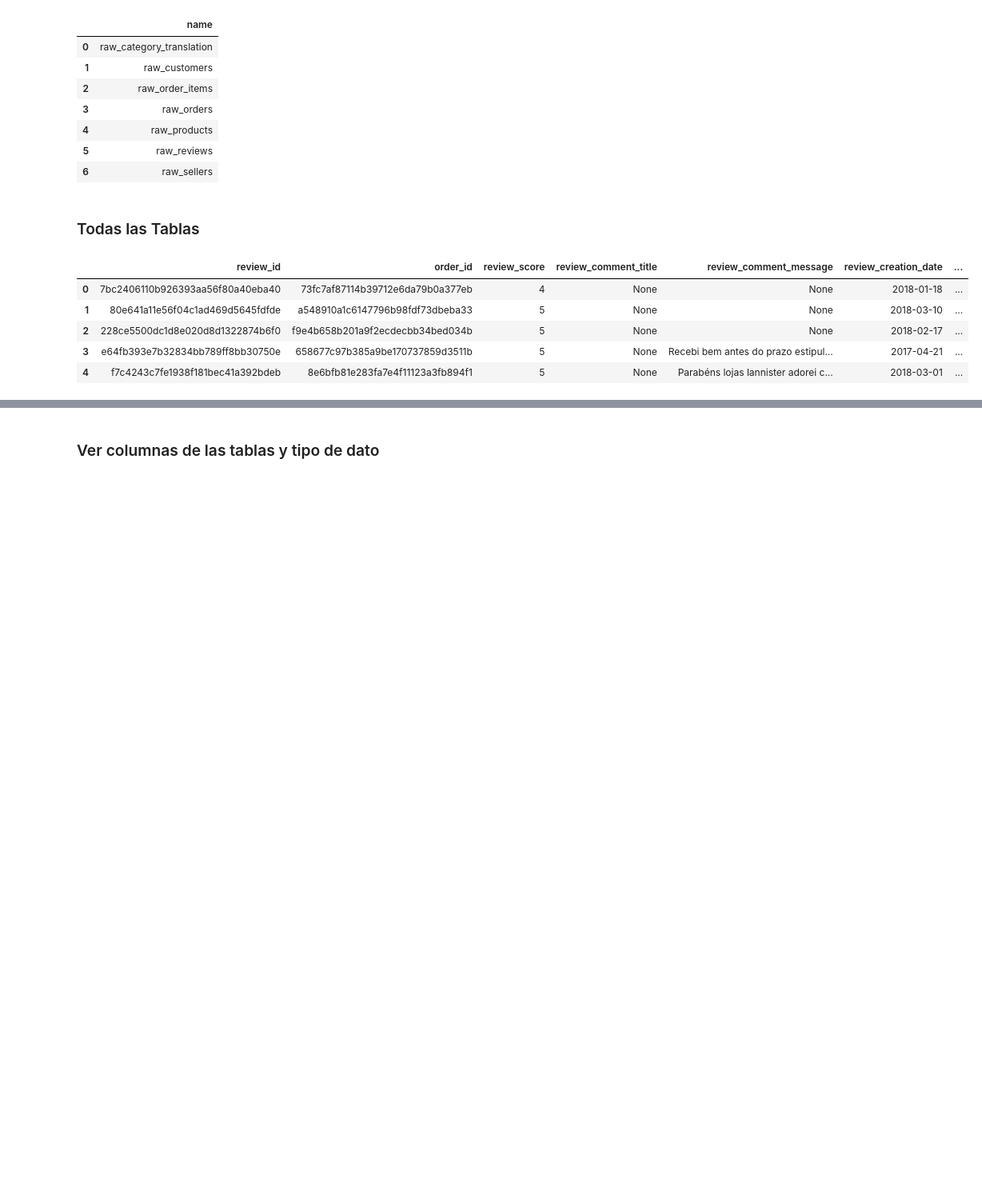
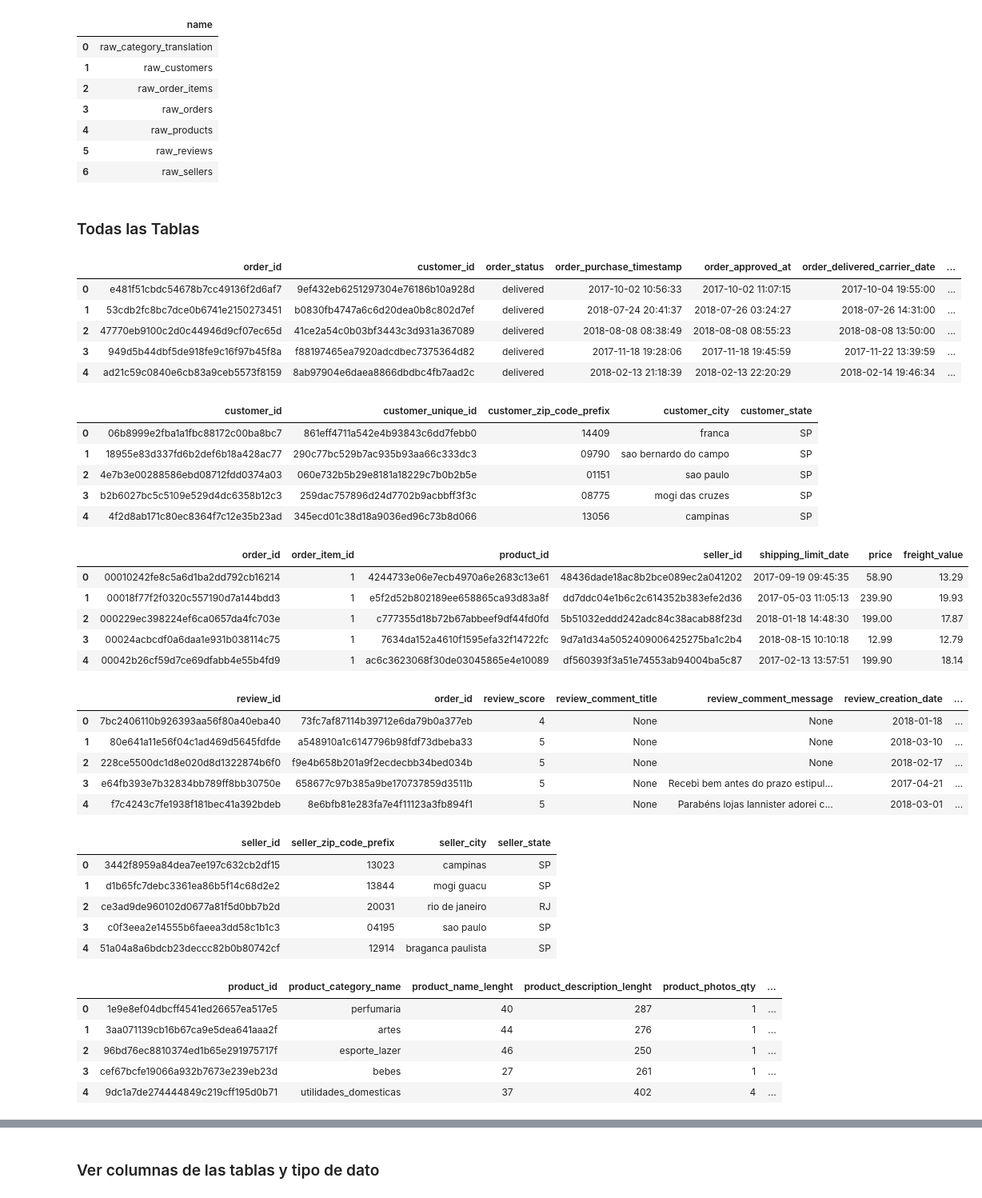
Before and after one commit to MonicaFernandezM/ecommerce-advanced-sql-analysis, a Jupyter notebook: notebooks/01_ecommerce_analytics_duckdb.ipynb, the cells around one changed output, grey strips where cells are left out. Shown at 80% size. Saved outputs shown, nothing was run; the diff lists cells and outputs as text; code cells hidden in the pictures; blank space fills up the shorter version.

```diff
--- a/notebooks/01_ecommerce_analytics_duckdb.ipynb
+++ b/notebooks/01_ecommerce_analytics_duckdb.ipynb
@@ -4,6 +16,6 @@ import pandas as pd
 # %%
 # Conectamos creando un archivo persistente en disco (se guardará como olist.db)
-con = duckdb.connect("data/olist.db")
+con = duckdb.connect("../data/olist.db")
 
 print("Conexión con DuckDB establecida con éxito.")
 # %% [output]
@@ -49,15 +61,48 @@ con.execute("SHOW TABLES;").df()
 # %% [markdown]
 ### Todas las Tablas
 # %%
-con.execute("SELECT * FROM raw_orders LIMIT 5;").df()
-con.execute("SELECT * FROM raw_customers LIMIT 5;").df()
-con.execute("SELECT * FROM raw_order_items LIMIT 5;").df()
-con.execute("SELECT * FROM raw_reviews LIMIT 5;").df()
-con.execute("SELECT * FROM raw_reviews LIMIT 5;").df()
+# Inspección inicial de todas las tablas
+display(con.execute("SELECT * FROM raw_orders LIMIT 5;").df())
+display(con.execute("SELECT * FROM raw_customers LIMIT 5;").df())
+display(con.execute("SELECT * FROM raw_order_items LIMIT 5;").df())
+display(con.execute("SELECT * FROM raw_reviews LIMIT 5;").df())
+display(con.execute("SELECT * FROM raw_sellers LIMIT 5;").df())
+display(con.execute("SELECT * FROM raw_products LIMIT 5;").df())
+display(con.execute("SELECT * FROM raw_category_translation LIMIT 5;").df())
 # %% [output]
-|  | review_id | order_id | review_score | review_comment_title | review_comment_message | review_creation_date | ... |
-| 0 | 7bc2406110b926393aa56f80a40eba40 | 73fc7af87114b39712e6da79b0a377eb | 4 | None | None | 2018-01-18 | ... |
-| 1 | 80e641a11e56f04c1ad469d5645fdfde | a548910a1c6147796b98fdf73dbeba33 | 5 | None | None | 2018-03-10 | ... |
-| 2 | 228ce5500dc1d8e020d8d1322874b6f0 | f9e4b658b201a9f2ecdecbb34bed034b | 5 | None | None | 2018-02-17 | ... |
-| 3 | e64fb393e7b32834bb789ff8bb30750e | 658677c97b385a9be170737859d3511b | 5 | None | Recebi bem antes do prazo estipul... | 2017-04-21 | ... |
-| 4 | f7c4243c7fe1938f181bec41a392bdeb | 8e6bfb81e283fa7e4f11123a3fb894f1 | 5 | None | Parabéns lojas lannister adorei c... | 2018-03-01 | ... |
+|  | order_id | customer_id | order_status | order_purchase_timestamp | order_approved_at | order_delivered_carrier_date | ... |
+| 0 | e481f51cbdc54678b7cc49136f2d6af7 | 9ef432eb6251297304e76186b10a928d | delivered | 2017-10-02 10:56:33 | 2017-10-02 11:07:15 | 2017-10-04 19:55:00 | ... |
+| 1 | 53cdb2fc8bc7dce0b6741e2150273451 | b0830fb4747a6c6d20dea0b8c802d7ef | delivered | 2018-07-24 20:41:37 | 2018-07-26 03:24:27 | 2018-07-26 14:31:00 | ... |
+| 2 | 47770eb9100c2d0c44946d9cf07ec65d | 41ce2a54c0b03bf3443c3d931a367089 | delivered | 2018-08-08 08:38:49 | 2018-08-08 08:55:23 | 2018-08-08 13:50:00 | ... |
+| 3 | 949d5b44dbf5de918fe9c16f97b45f8a | f88197465ea7920adcdbec7375364d82 | delivered | 2017-11-18 19:28:06 | 2017-11-18 19:45:59 | 2017-11-22 13:39:59 | ... |
+| 4 | ad21c59c0840e6cb83a9ceb5573f8159 | 8ab97904e6daea8866dbdbc4fb7aad2c | delivered | 2018-02-13 21:18:39 | 2018-02-13 22:20:29 | 2018-02-14 19:46:34 | ... |
+|  | customer_id | customer_unique_id | customer_zip_code_prefix | customer_city | customer_state |
+| 0 | 06b8999e2fba1a1fbc88172c00ba8bc7 | 861eff4711a542e4b93843c6dd7febb0 | 14409 | franca | SP |
+| 1 | 18955e83d337fd6b2def6b18a428ac77 | 290c77bc529b7ac935b93aa66c333dc3 | 09790 | sao bernardo do campo | SP |
+| 2 | 4e7b3e00288586ebd08712fdd0374a03 | 060e732b5b29e8181a18229c7b0b2b5e | 01151 | sao paulo | SP |
+| 3 | b2b6027bc5c5109e529d4dc6358b12c3 | 259dac757896d24d7702b9acbbff3f3c | 08775 | mogi das cruzes | SP |
+| 4 | 4f2d8ab171c80ec8364f7c12e35b23ad | 345ecd01c38d18a9036ed96c73b8d066 | 13056 | campinas | SP |
+|  | order_id | order_item_id | product_id | seller_id | shipping_limit_date | price | freight_value |
+| 0 | 00010242fe8c5a6d1ba2dd792cb16214 | 1 | 4244733e06e7ecb4970a6e2683c13e61 | 48436dade18ac8b2bce089ec2a041202 | 2017-09-19 09:45:35 | 58.90 | 13.29 |
+| 1 | 00018f77f2f0320c557190d7a144bdd3 | 1 | e5f2d52b802189ee658865ca93d83a8f | dd7ddc04e1b6c2c614352b383efe2d36 | 2017-05-03 11:05:13 | 239.90 | 19.93 |
+| 2 | 000229ec398224ef6ca0657da4fc703e | 1 | c777355d18b72b67abbeef9df44fd0fd | 5b51032eddd242adc84c38acab88f23d | 2018-01-18 14:48:30 | 199.00 | 17.87 |
+| 3 | 00024acbcdf0a6daa1e931b038114c75 | 1 | 7634da152a4610f1595efa32f14722fc | 9d7a1d34a5052409006425275ba1c2b4 | 2018-08-15 10:10:18 | 12.99 | 12.79 |
+| 4 | 00042b26cf59d7ce69dfabb4e55b4fd9 | 1 | ac6c3623068f30de03045865e4e10089 | df560393f3a51e74553ab94004ba5c87 | 2017-02-13 13:57:51 | 199.90 | 18.14 |
+|  | review_id | order_id | review_score | review_comment_title | review_comment_message | review_creation_date | ... |
+| 0 | 7bc2406110b926393aa56f80a40eba40 | 73fc7af87114b39712e6da79b0a377eb | 4 | None | None | 2018-01-18 | ... |
+| 1 | 80e641a11e56f04c1ad469d5645fdfde | a548910a1c6147796b98fdf73dbeba33 | 5 | None | None | 2018-03-10 | ... |
+| 2 | 228ce5500dc1d8e020d8d1322874b6f0 | f9e4b658b201a9f2ecdecbb34bed034b | 5 | None | None | 2018-02-17 | ... |
+| 3 | e64fb393e7b32834bb789ff8bb30750e | 658677c97b385a9be170737859d3511b | 5 | None | Recebi bem antes do prazo estipul... | 2017-04-21 | ... |
+| 4 | f7c4243c7fe1938f181bec41a392bdeb | 8e6bfb81e283fa7e4f11123a3fb894f1 | 5 | None | Parabéns lojas lannister adorei c... | 2018-03-01 | ... |
+|  | seller_id | seller_zip_code_prefix | seller_city | seller_state |
+| 0 | 3442f8959a84dea7ee197c632cb2df15 | 13023 | campinas | SP |
+| 1 | d1b65fc7debc3361ea86b5f14c68d2e2 | 13844 | mogi guacu | SP |
+| 2 | ce3ad9de960102d0677a81f5d0bb7b2d | 20031 | rio de janeiro | RJ |
+| 3 | c0f3eea2e14555b6faeea3dd58c1b1c3 | 04195 | sao paulo | SP |
+| 4 | 51a04a8a6bdcb23deccc82b0b80742cf | 12914 | braganca paulista | SP |
+|  | product_id | product_category_name | product_name_lenght | product_description_lenght | product_photos_qty | ... |
+| 0 | 1e9e8ef04dbcff4541ed26657ea517e5 | perfumaria | 40 | 287 | 1 | ... |
+| 1 | 3aa071139cb16b67ca9e5dea641aaa2f | artes | 44 | 276 | 1 | ... |
+| 2 | 96bd76ec8810374ed1b65e291975717f | esporte_lazer | 46 | 250 | 1 | ... |
+| 3 | cef67bcfe19066a932b7673e239eb23d | bebes | 27 | 261 | 1 | ... |
+| 4 | 9dc1a7de274444849c219cff195d0b71 | utilidades_domesticas | 37 | 402 | 4 | ... |
```
Also changed, not shown: parts of 112 cells of this notebook, 2 other files.
